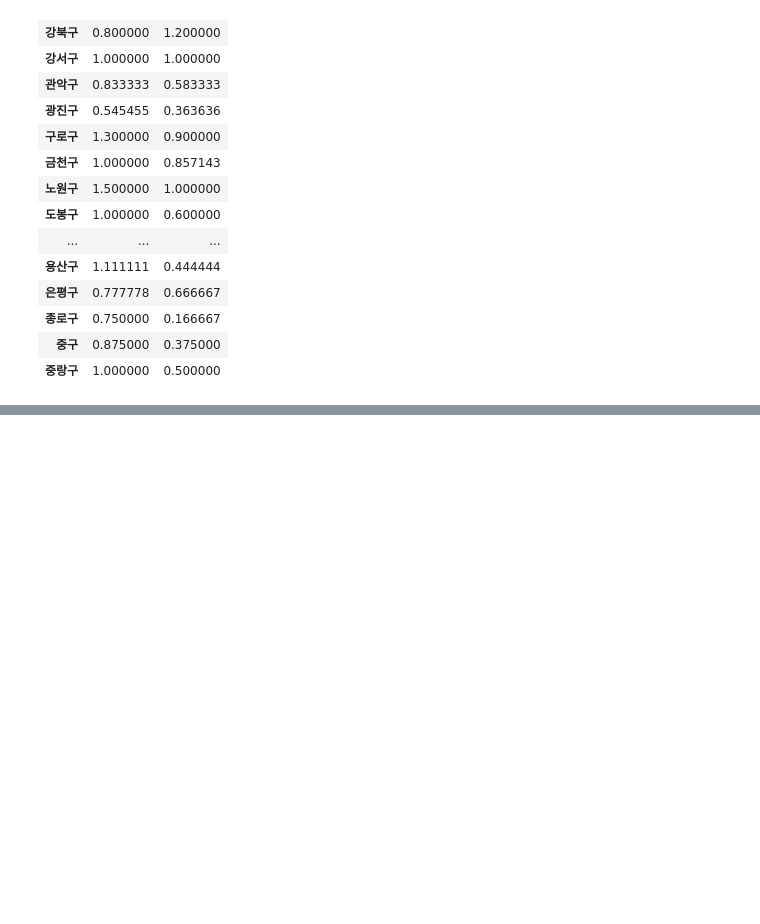
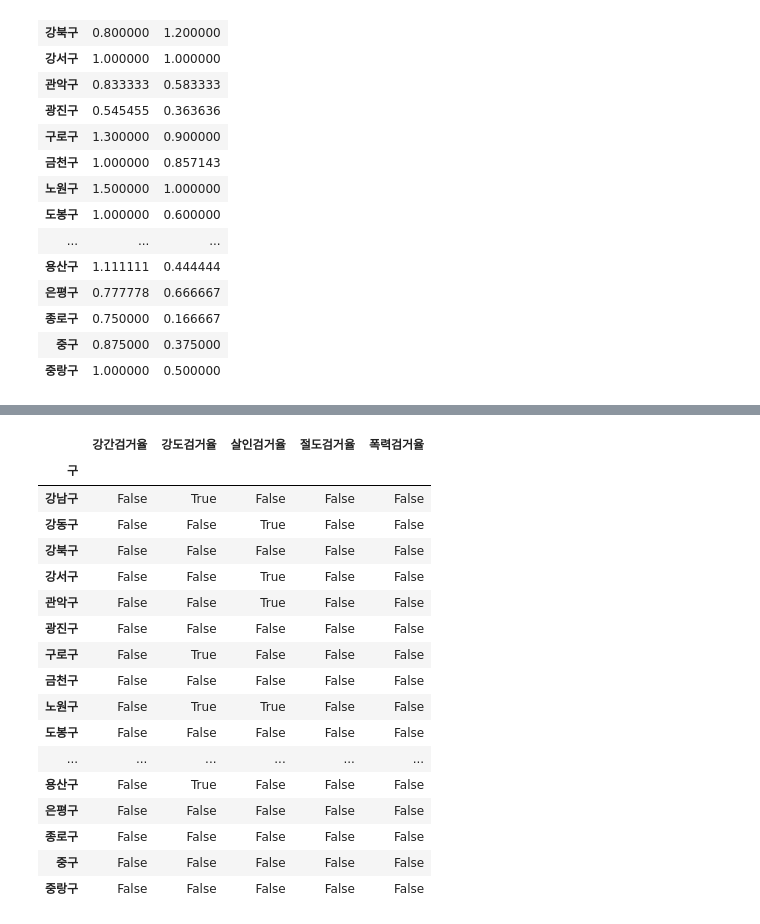
Before and after one commit to nickjw0205/Vacation_SP, a Jupyter notebook: source_code/Untitled1.ipynb, the cells around one changed output, grey strips where cells are left out. Cells and saved outputs as stored; diff of their text form; code cells hidden in the pictures; blank space fills up the shorter version.

```diff
--- a/source_code/Untitled1.ipynb
+++ b/source_code/Untitled1.ipynb
@@ -316,0 +337,21 @@ crime_gu[num].div(crime_gu[den].values)
+# %%
+crime_gu[target] > 100
+# %% [output]
+|  | 강간검거율 | 강도검거율 | 살인검거율 | 절도검거율 | 폭력검거율 |
+| 구 |  |  |  |  |  |
+| 강남구 | False | True | False | False | False |
+| 강동구 | False | False | True | False | False |
+| 강북구 | False | False | False | False | False |
+| 강서구 | False | False | True | False | False |
+| 관악구 | False | False | True | False | False |
+| 광진구 | False | False | False | False | False |
+| 구로구 | False | True | False | False | False |
+| 금천구 | False | False | False | False | False |
+| 노원구 | False | True | True | False | False |
+| 도봉구 | False | False | False | False | False |
+| ... | ... | ... | ... | ... | ... |
+| 용산구 | False | True | False | False | False |
+| 은평구 | False | False | False | False | False |
+| 종로구 | False | False | False | False | False |
+| 중구 | False | False | False | False | False |
+| 중랑구 | False | False | False | False | False |
```
Also changed, not shown: parts of 15 cells of this notebook.
